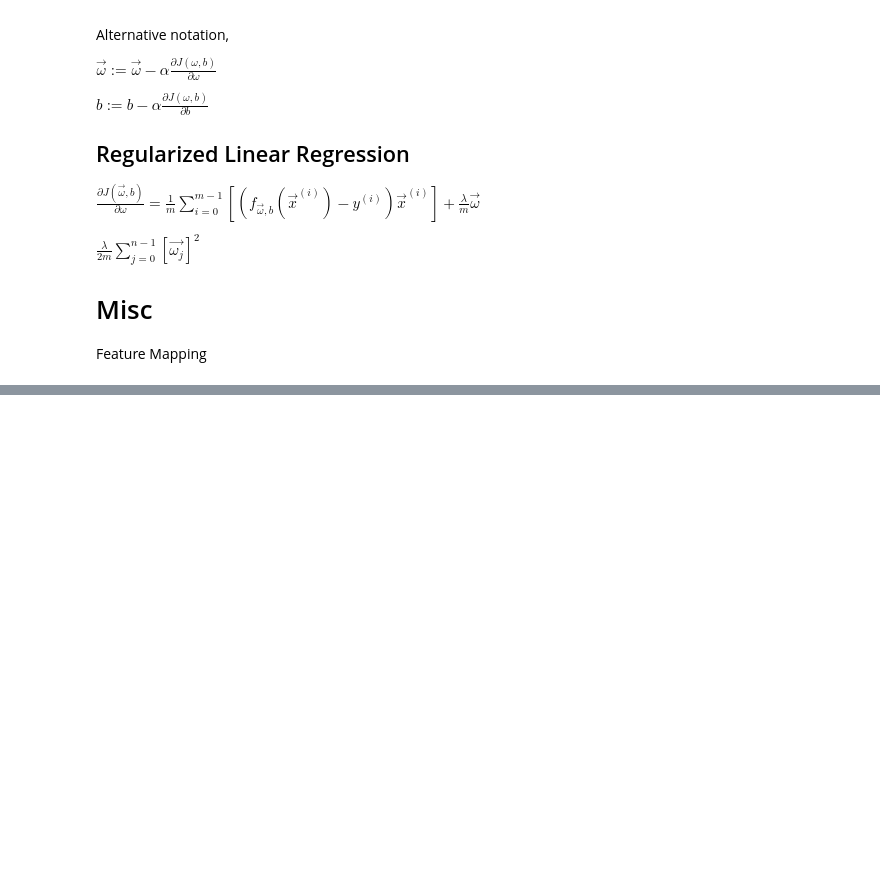
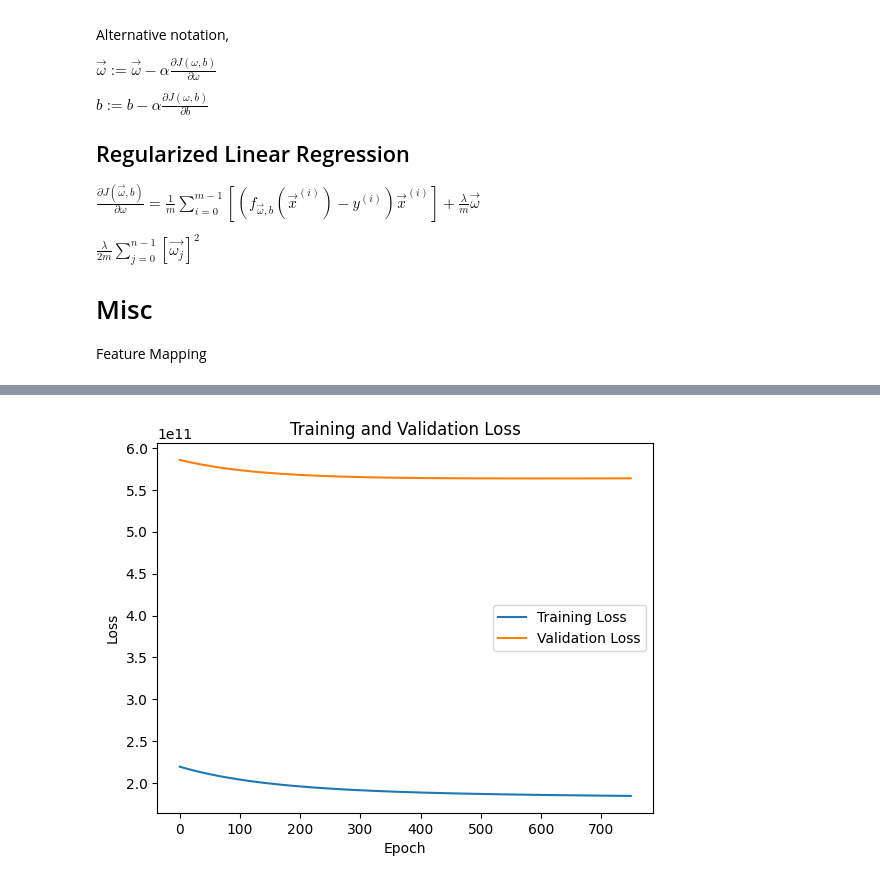
Before and after one commit to Jean-LucDeRieux/ML_Models, a Jupyter notebook: Linear Regression.ipynb, the cells around one changed output, grey strips where cells are left out. Drawn from its saved outputs; the diff is of its cells as text; code cells hidden in the pictures; blank space fills up the shorter version.

```diff
--- a/Linear Regression.ipynb
+++ b/Linear Regression.ipynb
@@ -56,0 +58,14 @@ y = np.array(price)
+# %%
+import pandas as pd # data processing, CSV file I/O (e.g. pd.read_csv)
+data_orig = pd.read_csv("HousePrices_data.csv")
+data = data_orig.copy()
+print(data.shape)
+data
+data = data.drop(['date', 'street','city','statezip','country'], axis=1)
+print(data.columns)
+
+data
+print(data.shape)
+data = data.to_numpy()
+np.set_printoptions(suppress=True)
+data
@@ -65,32 +142,58 @@ Number of training examples (m): 4
 # %%
 class LinearRegression:
 
     def __init__(self, X, y, b):
-        self.input = X
+        self.X = X
         self.y = y
-        self.weights = np.random.rand(X.shape[1], 1)
+        self.weights = np.random.rand(1, X.shape[1]) # np.array([0.27345584, 0.14737092, 0.97348671, 0.22809421])
         self.bias = b
 
     def predict(self, X):
-        print ('The shape of x_train is:', X.shape)
-        print ('The shape of y_train is: ', self.weights.shape)
-        y_hat = X.T @ self.weights + self.bias
+
+        # print("X = ", X.shape)
+        # print("weights = ",(self.weights).shape)
+
+        y_hat = X @ self.weights.T + self.bias
         return y_hat
 
     def costFunc(self, X, y, w, b):
-        m = len(X)
-        cost = (1 / (2*m))*((X @ w + b - y)**2).sum()
+        m, n = X.shape
+        fwb = X @ w.T + b
+        cost = np.sum((1 / (2*m))*((fwb - y)**2),axis=0)
         return cost
 
     def gradientFunc(self, X, y, w, b):
-        m = len(X)
-        gradient = (1/m)*(np.sum(X.T @ (X @ w + b - y)))
+        m, n = X.shape
+        fwb = X @ w.T + b
+        gradient = (1 / m)*((fwb - y).T @ X)
         return gradient
 
     def gradientDescentFunc(self, X, y, w, b, lr):
-        gradDec = w - lr*self.gradientFunc(X, y, w, b)
-        return gradDec
+        self.weights -= lr * self.gradientFunc(X, y, w, b)
 
-    def train(self, epochs, lr):
+    def train(self, X_test, y_test, epochs, lr):
+        train_costs = []
+        test_costs = []
         for index in range(epochs):
-            self.weights = self.gradientDescentFunc(self.input, self.y, self.weights, self.bias, lr)
+            self.gradientDescentFunc(self.X, self.y, self.weights, self.bias, lr)
+            train_cost = self.costFunc(self.X, self.y, self.weights, self.bias)
+            test_cost = self.costFunc(X_test, y_test, self.weights, self.bias)
+            train_costs.append(train_cost)
+            test_costs.append(test_cost)
+        plt.plot(train_costs, label='Training Loss')
+        plt.plot(test_costs, label='Validation Loss')
+        plt.title('Training and Validation Loss')
+        plt.xlabel('Epoch')
+        plt.ylabel('Loss')
+        plt.legend()
+        plt.show()
+
+
+np.set_printoptions(suppress=True)
+
+linearReg = LinearRegression(X_train, y_train, b=0)
+
+# linearReg.train(2000, 0.001)
+linearReg.train(X_test, y_test, 750, 0.001)
+# %% [output]
+[figure, added]
```
Also changed, not shown: parts of 10 cells of this notebook, 1 other file.
